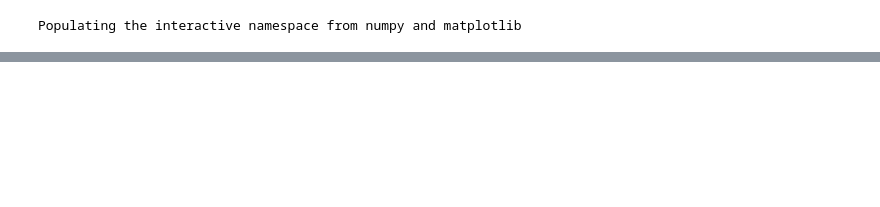
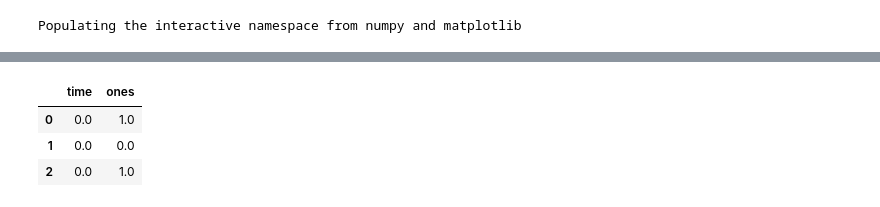
Before and after one commit to benkoger/GPU_zonal_schooling_simulation, a Jupyter notebook: GPU_schooling_bruteforce_infection.ipynb, the cells around one changed output, grey strips where cells are left out. Drawn from its saved outputs; the diff is of its cells as text; code cells hidden in the pictures; blank space fills up the shorter version.

```diff
--- a/GPU_schooling_bruteforce_infection.ipynb
+++ b/GPU_schooling_bruteforce_infection.ipynb
@@ -207,3 +375,16 @@ if PeriodicBoundary:
+# %%
+df = pd.DataFrame()
+df['time'] = np.zeros(3)
+df.loc[0, 'ones'] = 1
+df.loc[1, 'ones'] = 0
+df.loc[2, 'ones'] = 1
+# %%
+df#nvidia-smi
+# %% [output]
+|  | time | ones |
+| 0 | 0.0 | 1.0 |
+| 1 | 0.0 | 0.0 |
+| 2 | 0.0 | 1.0 |
 # %%
 #------------------------------INPUT PARAMETERS-----------------------------------------------------------------
 tf.reset_default_graph()
```
Also changed, not shown: parts of 13 cells of this notebook.
